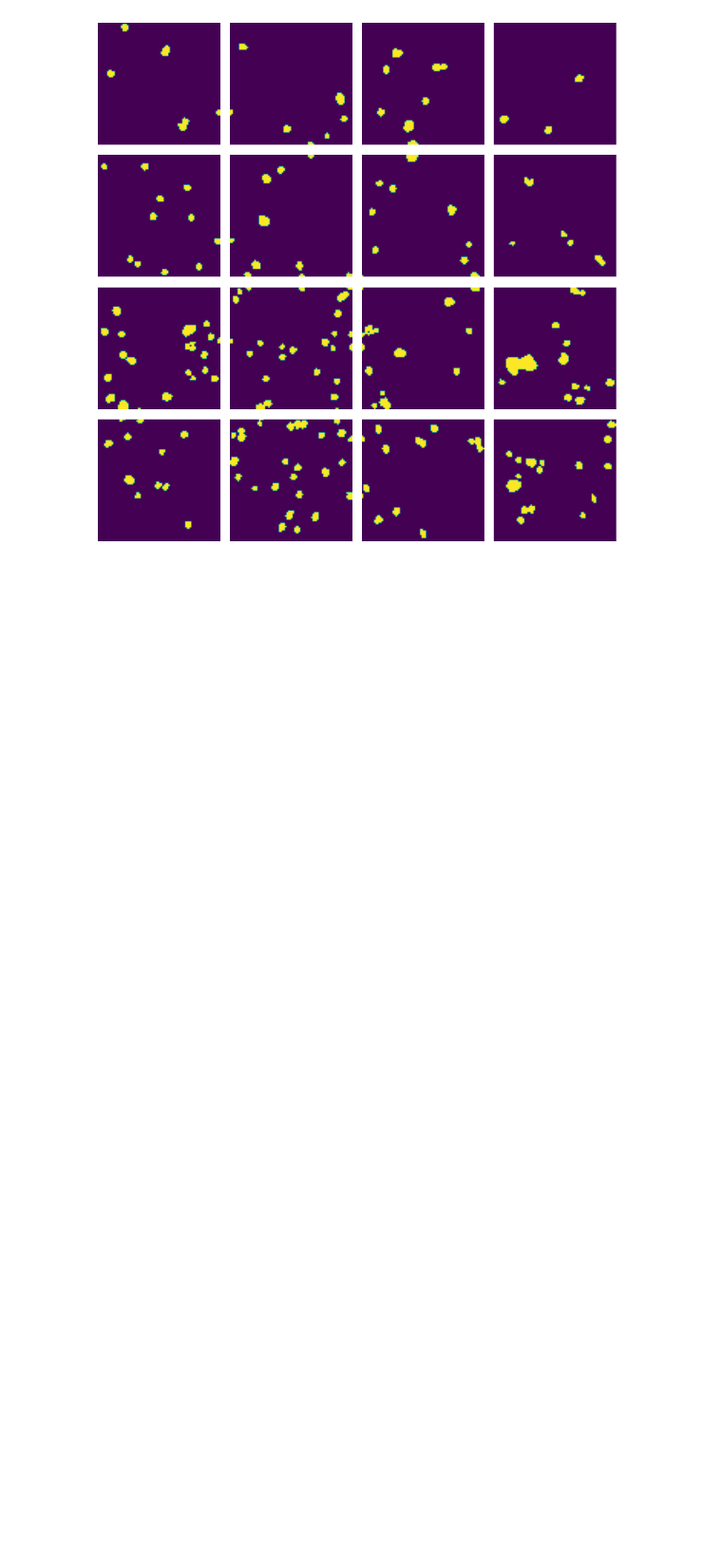
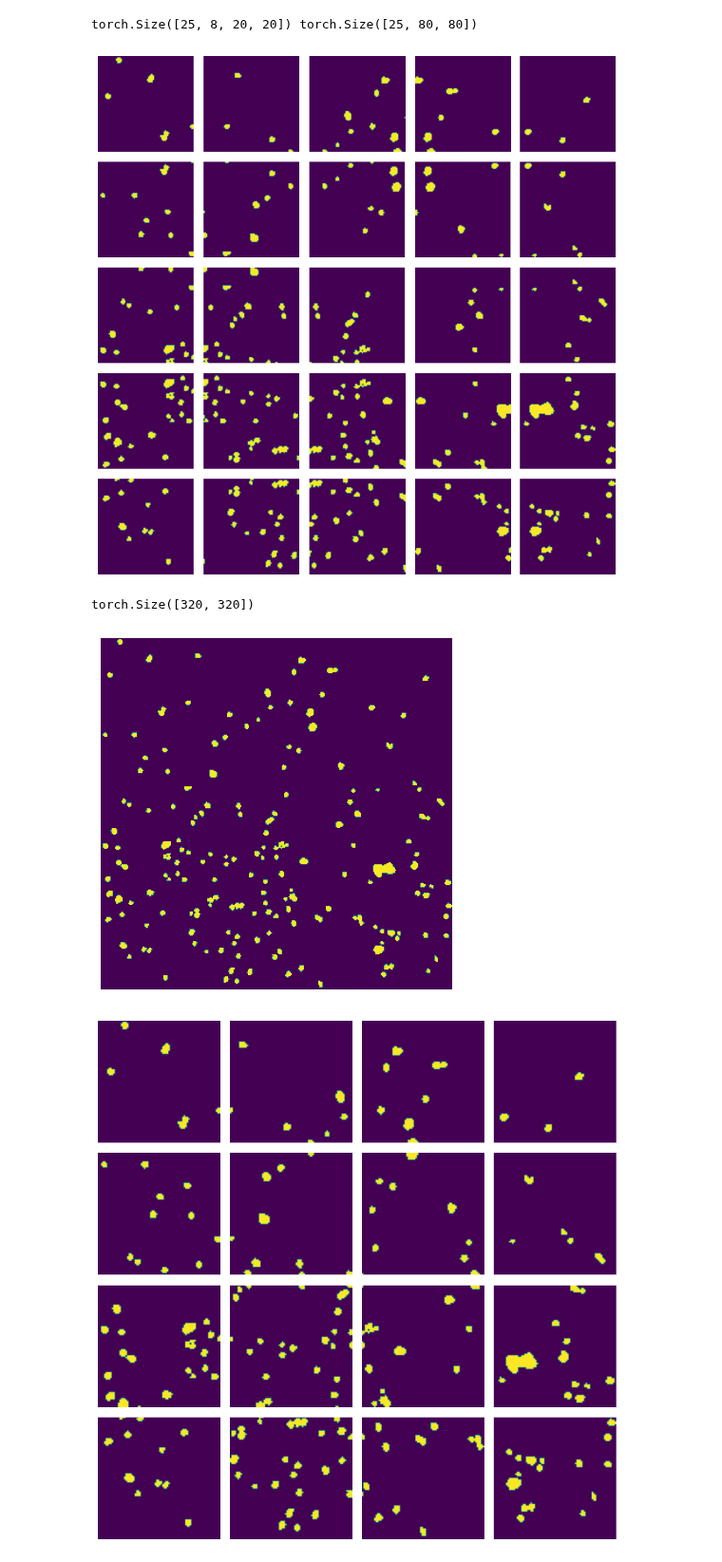
Before and after one commit to wittmajerd/U-Net-and-SRU-Net-segmentation, a Jupyter notebook: tiling.ipynb, the cells around one changed output. Shown at 95% size. Drawn from its saved outputs; the diff is of its cells as text; code cells hidden in the pictures; blank space fills up the shorter version.

Commit message:
Overlapping tiling done

```diff
--- a/tiling.ipynb
+++ b/tiling.ipynb
@@ -33,3 +33,23 @@ def uniform_mask(mask, centers):
     # interpolated_mask[indices[0], indices[1]] = True
 
     return interpolated_mask
+# %%
+def create_tiles(bio, mask, ratio, overlap_rate=0):
+    ch, bio_h, bio_w = bio.shape
+    mask_h, mask_w = mask.shape
+    bio_size = bio_h // ratio
+    mask_size = mask_h // ratio
+    # print(bio_size, mask_size)
+
+    bio_stride = bio_size - int(bio_size * overlap_rate)
+    mask_stride = mask_size - int(mask_size * overlap_rate)
+    # print(bio_stride, mask_stride)
+
+    bio_tiles = bio.unfold(1, bio_size, bio_stride).unfold(2, bio_size, bio_stride)
+    # print(bio_tiles.shape)
+    bio_tiles = bio_tiles.permute(1, 2, 0, 3, 4).reshape(-1, ch, bio_size, bio_size)
+    mask_tiles = mask.unfold(0, mask_size, mask_stride).unfold(1, mask_size, mask_stride)
+    # print(mask_tiles.shape)
+    mask_tiles = mask_tiles.permute(0, 1, 2, 3).reshape(-1, mask_size, mask_size)
+
+    return bio_tiles, mask_tiles
@@ -36,3 +87,30 @@ def uniform_mask(mask, centers):
+# %%
+data = np.load('C:/onlab_git/Onlab/data_with_centers/20.npz')
+bio = uniform_biosensor(torch.from_numpy(data['biosensor'].astype(np.float32)))
+mask = uniform_mask(torch.from_numpy(data['mask'].astype(bool)), data['cell_centers'])
+overlap_rate = 0.25
+bio_tile, mask_tiles = create_tiles(bio, mask, 4, overlap_rate)
+print(bio_tile.shape, mask_tiles.shape)
+tiles, ch, h, w = bio_tile.shape
+x = int(np.sqrt(tiles))
+fig, ax = plt.subplots(x, x, figsize=(8, 8))
+for i in range(x):
+    for j in range(x):
+        ax[i, j].imshow(mask_tiles[j + i * x])
+        ax[i, j].axis('off')
+plt.tight_layout()
+plt.show()
+
+mask_merged = merge_tiles(mask_tiles, 320, overlap_rate)
+print(mask_merged.shape)
+plt.imshow(mask_merged)
+plt.axis('off')
+plt.show()
+# %% [output]
+torch.Size([25, 8, 20, 20]) torch.Size([25, 80, 80])
+[figure, added]
+torch.Size([320, 320])
+[figure, added]
 # %%
 # the tiles are masks or predictions
 # which have dimensions as (n, 80, 80) where n is the number of tiles
```
Also changed, not shown: parts of 2 cells of this notebook, 1 other file.
